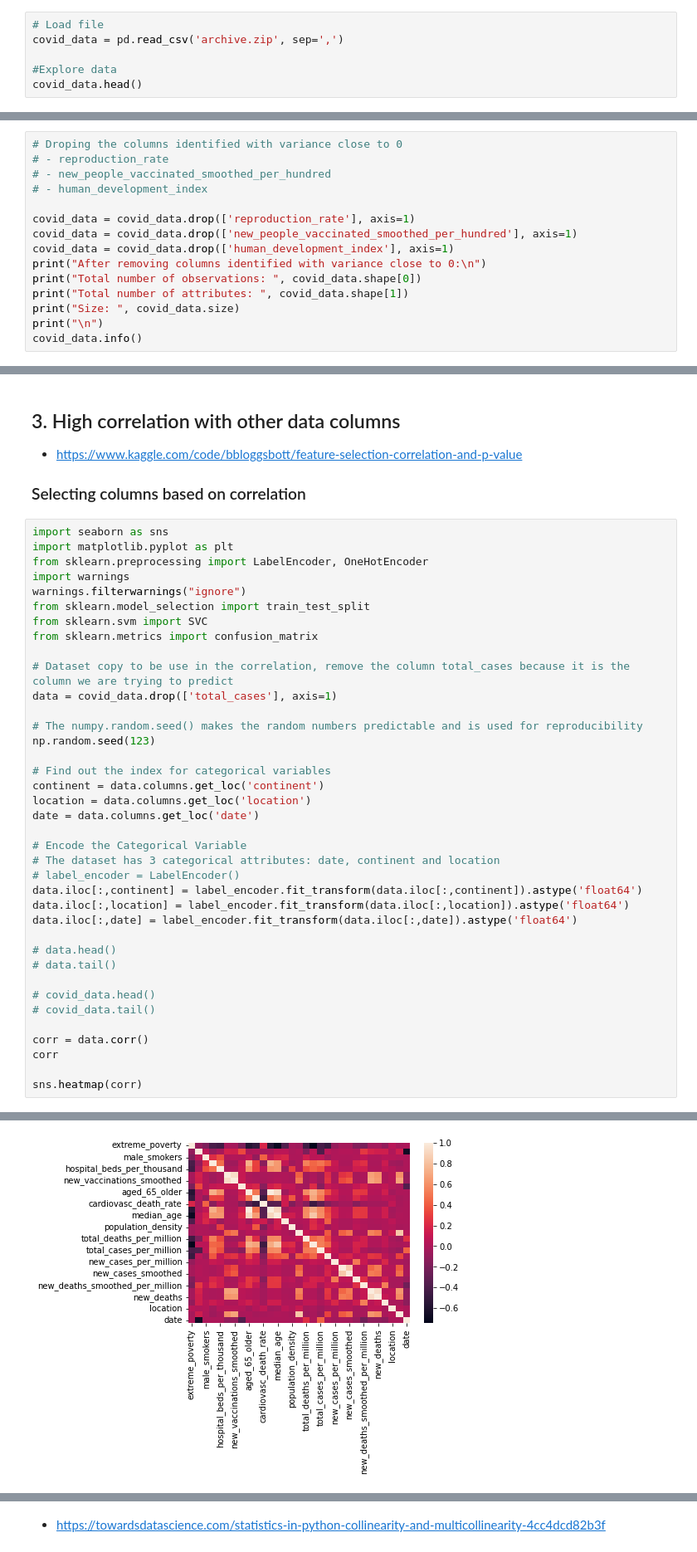
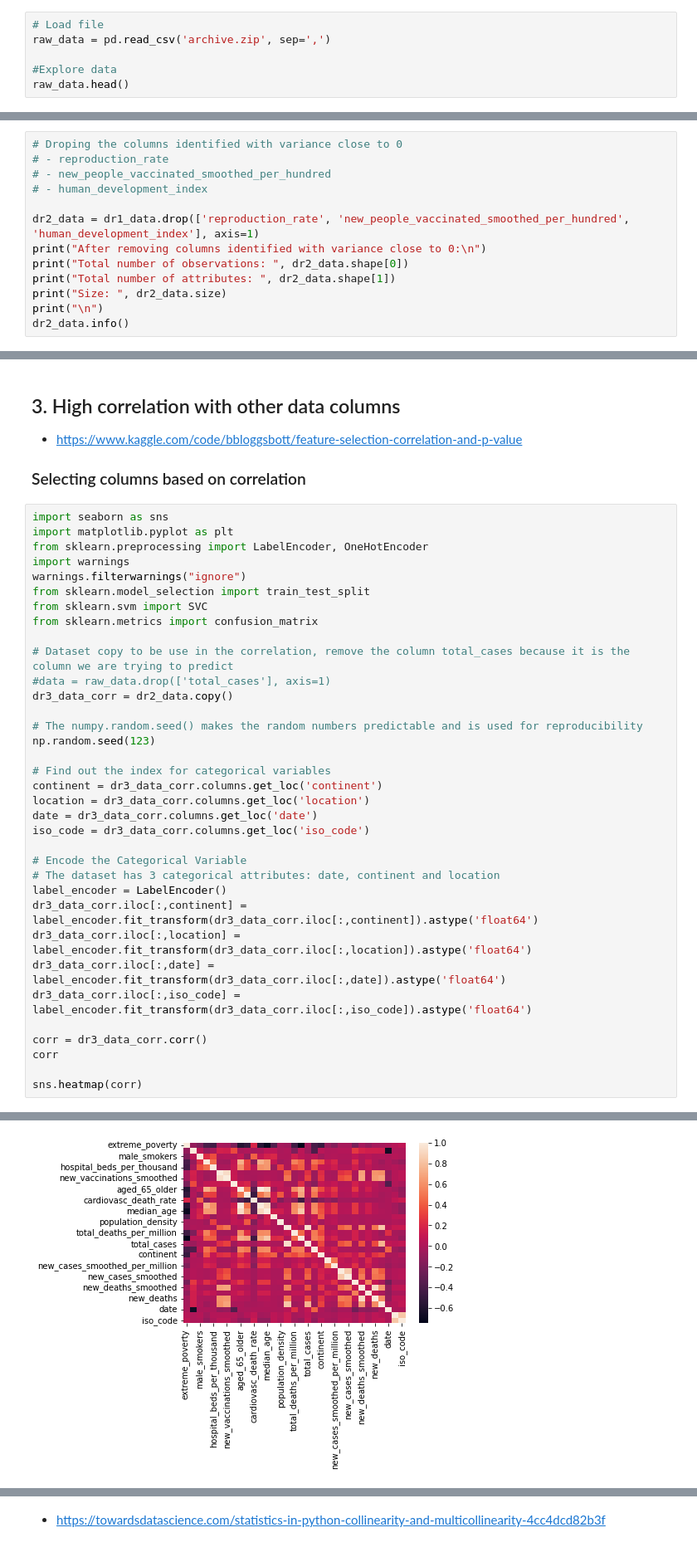
Before and after one commit to aamadorc/CIND820, a Jupyter notebook: CIND820_EDA.ipynb, the cells around one changed output, grey strips where cells are left out. Shown at 83% size. Cells and saved outputs as stored; diff of their text form.

```diff
--- a/CIND820_EDA.ipynb
+++ b/CIND820_EDA.ipynb
@@ -45,10 +45,10 @@ from sklearn.metrics import confusion_matrix
 The dataset, provided by Our World in Data, provides COVID-19 information collected by Our World in Data available to Kaggle community https://www.kaggle.com/datasets/caesarmario/our-world-in-data-covid19-dataset/download?datasetVersionNumber=418. This dataset is updated daily, for the purpose of this study I am analyzing the data with information up to Oct 7th, 2023.
 # %%
 # Load file
-covid_data = pd.read_csv('archive.zip', sep=',')
+raw_data = pd.read_csv('archive.zip', sep=',')
 
 #Explore data
-covid_data.head()
+raw_data.head()
 # %% [output]
 |  | iso_code | continent | location | date | total_cases | new_cases | new_cases_smoothed | total_deaths | ... |
 | 0 | AFG | Asia | Afghanistan | 2020-01-03 | NaN | 0.0 | NaN | NaN | ... |
@@ -569,15 +507,13 @@ I can confirm that there isn't any impact on the prediction by removing these 3
 # - new_people_vaccinated_smoothed_per_hundred
 # - human_development_index
 
-covid_data = covid_data.drop(['reproduction_rate'], axis=1)
-covid_data = covid_data.drop(['new_people_vaccinated_smoothed_per_hundred'], axis=1)
-covid_data = covid_data.drop(['human_development_index'], axis=1)
+dr2_data = dr1_data.drop(['reproduction_rate', 'new_people_vaccinated_smoothed_per_hundred', 'human_development_index'], axis=1)
 print("After removing columns identified with variance close to 0:\n")
-print("Total number of observations: ", covid_data.shape[0])
-print("Total number of attributes: ", covid_data.shape[1])
-print("Size: ", covid_data.size)
+print("Total number of observations: ", dr2_data.shape[0])
+print("Total number of attributes: ", dr2_data.shape[1])
+print("Size: ", dr2_data.size)
 print("\n")
-covid_data.info()
+dr2_data.info()
 # %% [output]
 After removing columns identified with variance close to 0:
 
@@ -614,30 +550,27 @@ from sklearn.svm import SVC
 from sklearn.metrics import confusion_matrix
 
 # Dataset copy to be use in the correlation, remove the column total_cases because it is the column we are trying to predict
-data = covid_data.drop(['total_cases'], axis=1)
+#data = raw_data.drop(['total_cases'], axis=1)
+dr3_data_corr = dr2_data.copy()
 
 # The numpy.random.seed() makes the random numbers predictable and is used for reproducibility
 np.random.seed(123)
 
 # Find out the index for categorical variables
-continent = data.columns.get_loc('continent')
-location = data.columns.get_loc('location')
-date = data.columns.get_loc('date')
+continent = dr3_data_corr.columns.get_loc('continent')
+location = dr3_data_corr.columns.get_loc('location')
+date = dr3_data_corr.columns.get_loc('date')
+iso_code = dr3_data_corr.columns.get_loc('iso_code')
 
 # Encode the Categorical Variable
 # The dataset has 3 categorical attributes: date, continent and location
-# label_encoder = LabelEncoder()
-data.iloc[:,continent] = label_encoder.fit_transform(data.iloc[:,continent]).astype('float64')
-data.iloc[:,location] = label_encoder.fit_transform(data.iloc[:,location]).astype('float64')
-data.iloc[:,date] = label_encoder.fit_transform(data.iloc[:,date]).astype('float64')
+label_encoder = LabelEncoder()
+dr3_data_corr.iloc[:,continent] = label_encoder.fit_transform(dr3_data_corr.iloc[:,continent]).astype('float64')
+dr3_data_corr.iloc[:,location] = label_encoder.fit_transform(dr3_data_corr.iloc[:,location]).astype('float64')
+dr3_data_corr.iloc[:,date] = label_encoder.fit_transform(dr3_data_corr.iloc[:,date]).astype('float64')
+dr3_data_corr.iloc[:,iso_code] = label_encoder.fit_transform(dr3_data_corr.iloc[:,iso_code]).astype('float64')
 
-# data.head()
-# data.tail()
-
-# covid_data.head()
-# covid_data.tail()
-
-corr = data.corr()
+corr = dr3_data_corr.corr()
 corr
 
 sns.heatmap(corr)
@@ -663,5 +596,5 @@ sns.heatmap(corr)
 <Axes: >
-[figure, old version]
+[figure, new version]
 # %%
 # Next, compare the correlation between features and remove one of two features that have a correlation higher than 0.9
 
```
Also changed, not shown: parts of 35 cells of this notebook, 1 other file.
